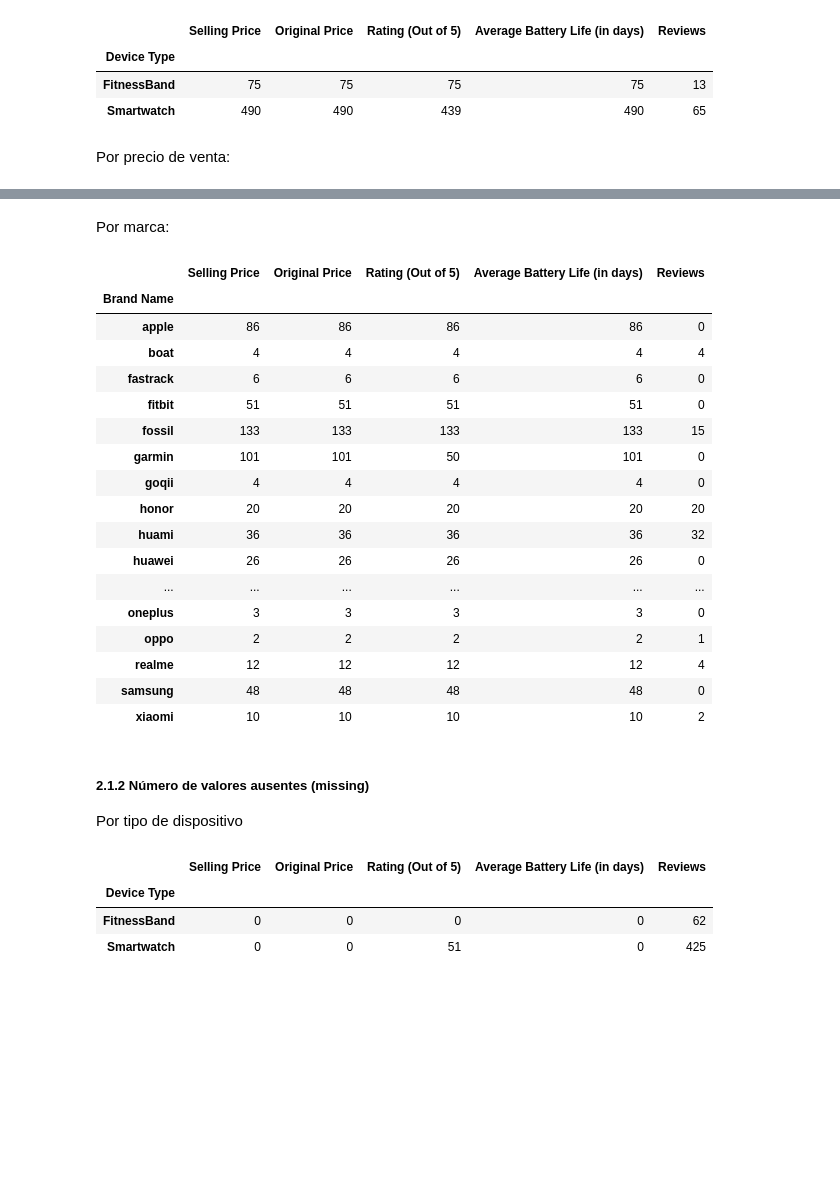
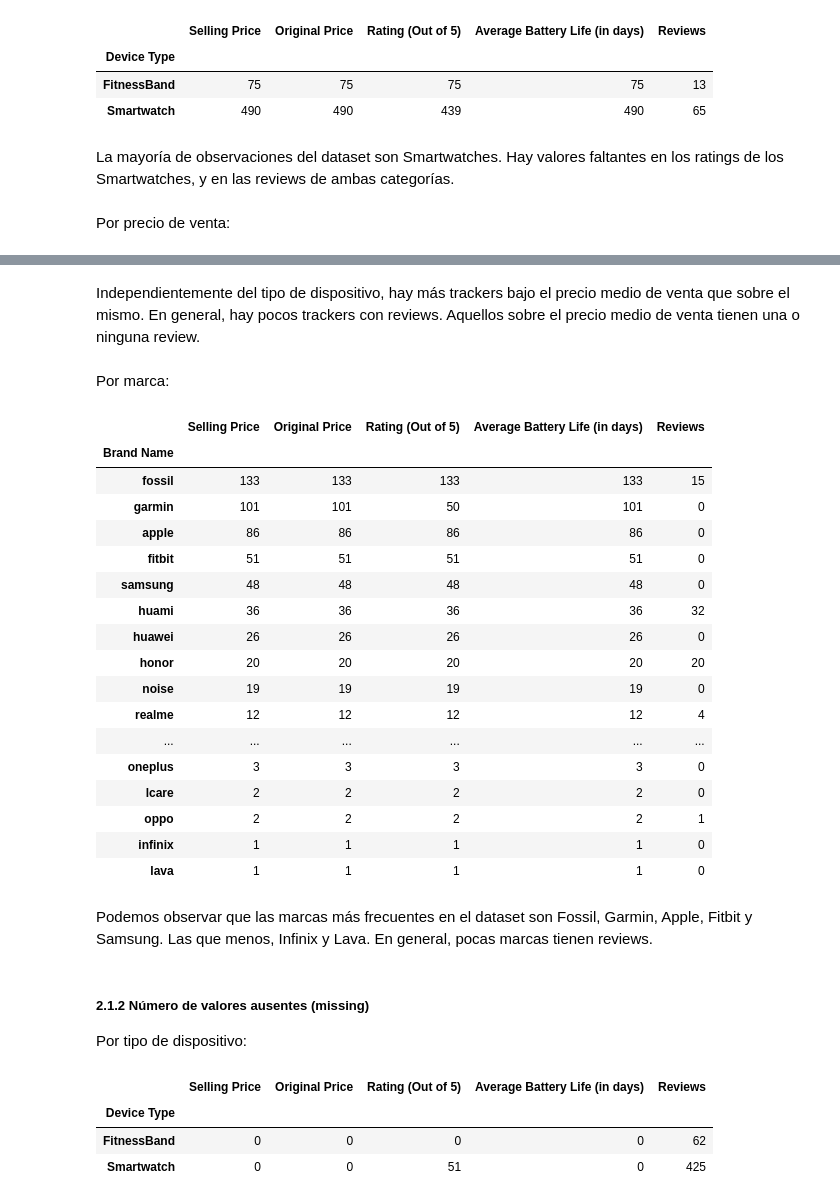
Before and after one commit to afercaceres/Fitness_Trackers, a Jupyter notebook: practica_python.ipynb, the cells around one changed output, grey strips where cells are left out. Cells and saved outputs as stored; diff of their text form; code cells hidden in the pictures; blank space fills up the shorter version.

```diff
--- a/practica_python.ipynb
+++ b/practica_python.ipynb
@@ -179,6 +185,8 @@ datosPorTipo
 | Device Type |  |  |  |  |  |
 | FitnessBand | 75 | 75 | 75 | 75 | 13 |
 | Smartwatch | 490 | 490 | 439 | 490 | 65 |
+# %% [markdown]
+La mayoría de observaciones del dataset son Smartwatches. Hay valores faltantes en los ratings de los Smartwatches, y en las reviews de ambas categorías.
 # %% [markdown]
 Por precio de venta:
 # %%
@@ -205,34 +213,38 @@ datosPorPrecio
 | FitnessBands sobre precio medio | 30 | 30 | 30 | 30 | 1 |
 | Smartwatches bajo precio medio | 323 | 323 | 306 | 323 | 65 |
 | Smartwatches sobre precio medio | 167 | 167 | 133 | 167 | 0 |
+# %% [markdown]
+Independientemente del tipo de dispositivo, hay más trackers bajo el precio medio de venta que sobre el mismo. En general, hay pocos trackers con reviews. Aquellos sobre el precio medio de venta tienen una o ninguna review.
 # %% [markdown]
 Por marca:
 # %%
-datosMarca = datos[["Brand Name", "Selling Price", "Original Price", "Rating (Out of 5)", "Average Battery Life (in days)", "Reviews"]].groupby("Brand Name").count()
+datosMarca = datos[["Brand Name", "Selling Price", "Original Price", "Rating (Out of 5)", "Average Battery Life (in days)", "Reviews"]].groupby("Brand Name").count().sort_values(by=["Selling Price"], ascending = False)
 datosMarca
 # %% [output]
 |  | Selling Price | Original Price | Rating (Out of 5) | Average Battery Life (in days) | Reviews |
 | Brand Name |  |  |  |  |  |
-| apple | 86 | 86 | 86 | 86 | 0 |
-| boat | 4 | 4 | 4 | 4 | 4 |
-| fastrack | 6 | 6 | 6 | 6 | 0 |
-| fitbit | 51 | 51 | 51 | 51 | 0 |
 | fossil | 133 | 133 | 133 | 133 | 15 |
 | garmin | 101 | 101 | 50 | 101 | 0 |
-| goqii | 4 | 4 | 4 | 4 | 0 |
-| honor | 20 | 20 | 20 | 20 | 20 |
+| apple | 86 | 86 | 86 | 86 | 0 |
+| fitbit | 51 | 51 | 51 | 51 | 0 |
+| samsung | 48 | 48 | 48 | 48 | 0 |
 | huami | 36 | 36 | 36 | 36 | 32 |
 | huawei | 26 | 26 | 26 | 26 | 0 |
+| honor | 20 | 20 | 20 | 20 | 20 |
+| noise | 19 | 19 | 19 | 19 | 0 |
+| realme | 12 | 12 | 12 | 12 | 4 |
 | ... | ... | ... | ... | ... | ... |
 | oneplus | 3 | 3 | 3 | 3 | 0 |
+| lcare | 2 | 2 | 2 | 2 | 0 |
 | oppo | 2 | 2 | 2 | 2 | 1 |
-| realme | 12 | 12 | 12 | 12 | 4 |
-| samsung | 48 | 48 | 48 | 48 | 0 |
-| xiaomi | 10 | 10 | 10 | 10 | 2 |
+| infinix | 1 | 1 | 1 | 1 | 0 |
+| lava | 1 | 1 | 1 | 1 | 0 |
+# %% [markdown]
+Podemos observar que las marcas más frecuentes en el dataset son Fossil, Garmin, Apple, Fitbit y Samsung. Las que menos, Infinix y Lava. En general, pocas marcas tienen reviews.
 # %% [markdown]
 ##### 2.1.2 Número de valores ausentes (missing)
 
-Por tipo de dispositivo
+Por tipo de dispositivo:
 # %%
 ausentesPorTipo = datosFilt.set_index("Device Type")
 ausentesPorTipo = ausentesPorTipo.isna().groupby("Device Type").sum()
```
Also changed, not shown: parts of 22 cells of this notebook.
